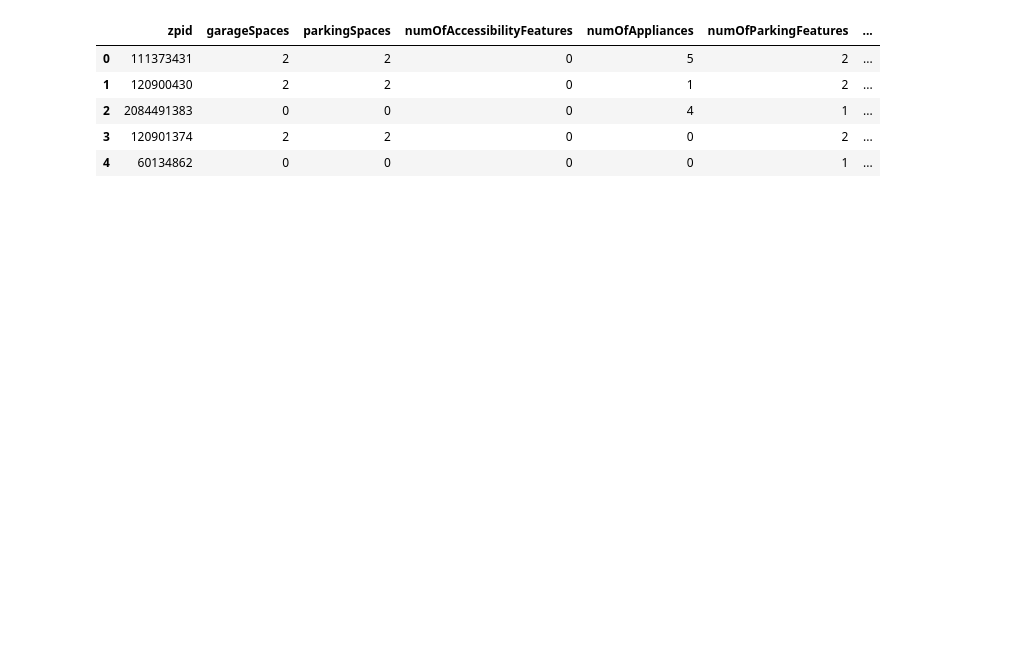
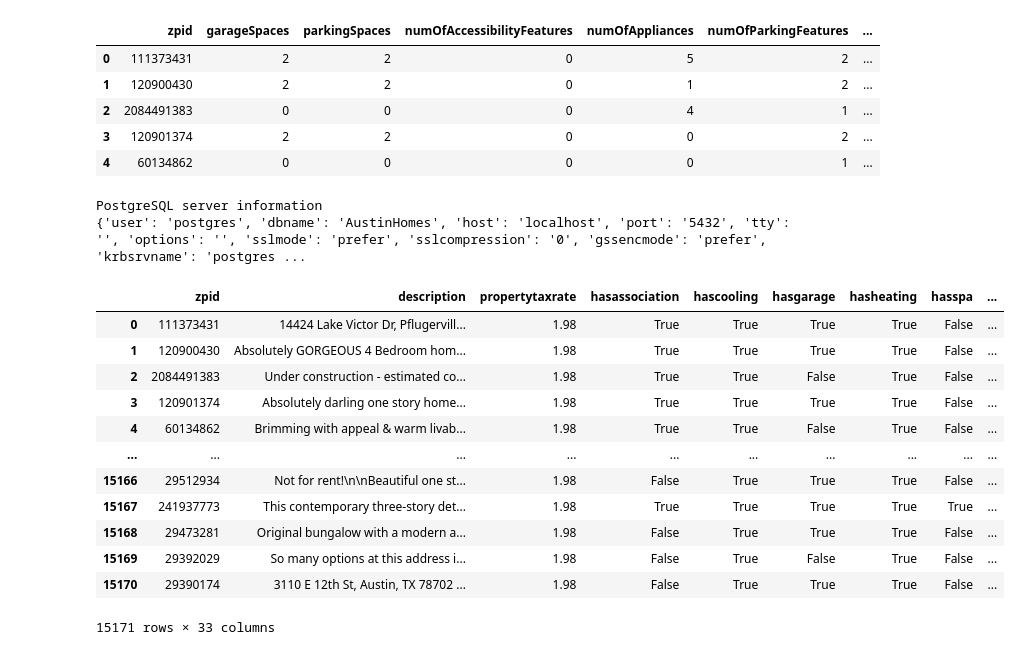
Before and after one commit to apaneser/House_Finding, a Jupyter notebook: Notebook/Austin_Housing_Split_for_Database.ipynb, the cells around one changed output. Drawn from its saved outputs; the diff is of its cells as text; code cells hidden in the pictures; blank space fills up the shorter version.

```diff
--- a/Notebook/Austin_Housing_Split_for_Database.ipynb
+++ b/Notebook/Austin_Housing_Split_for_Database.ipynb
@@ -49,0 +53,27 @@ HouseFeatures_df.head()
+# %%
+connection = psycopg2.connect(user="postgres", password=db_password, host="localhost", port="5432", database="AustinHomes")
+# %%
+print("PostgreSQL server information")
+print(connection.get_dsn_parameters(), "\n")
+# %% [output]
+PostgreSQL server information
+{'user': 'postgres', 'dbname': 'AustinHomes', 'host': 'localhost', 'port': '5432', 'tty': '', 'options': '', 'sslmode': 'prefer', 'sslcompression': '0', 'gssencmode': 'prefer', 'krbsrvname': 'postgres ...
+# %%
+query = "SELECT * FROM house_info INNER JOIN house_location ON house_info.zpid = house_location.zpid INNER JOIN house_school ON house_location.zpid = house_school.zpid"
+df = pd.read_sql(query, connection)
+# %%
+df
+# %% [output]
+|  | zpid | description | propertytaxrate | hasassociation | hascooling | hasgarage | hasheating | hasspa | ... |
+| 0 | 111373431 | 14424 Lake Victor Dr, Pflugervill... | 1.98 | True | True | True | True | False | ... |
+| 1 | 120900430 | Absolutely GORGEOUS 4 Bedroom hom... | 1.98 | True | True | True | True | False | ... |
+| 2 | 2084491383 | Under construction - estimated co... | 1.98 | True | True | False | True | False | ... |
+| 3 | 120901374 | Absolutely darling one story home... | 1.98 | True | True | True | True | False | ... |
+| 4 | 60134862 | Brimming with appeal & warm livab... | 1.98 | True | True | False | True | False | ... |
+| ... | ... | ... | ... | ... | ... | ... | ... | ... | ... |
+| 15166 | 29512934 | Not for rent!\n\nBeautiful one st... | 1.98 | False | True | True | True | False | ... |
+| 15167 | 241937773 | This contemporary three-story det... | 1.98 | True | True | True | True | True | ... |
+| 15168 | 29473281 | Original bungalow with a modern a... | 1.98 | False | True | True | True | False | ... |
+| 15169 | 29392029 | So many options at this address i... | 1.98 | False | True | False | True | False | ... |
+| 15170 | 29390174 | 3110 E 12th St, Austin, TX 78702 ... | 1.98 | False | True | True | True | False | ... |
+15171 rows × 33 columns
```
Also changed, not shown: parts of 1 cell of this notebook, 3 other files.
